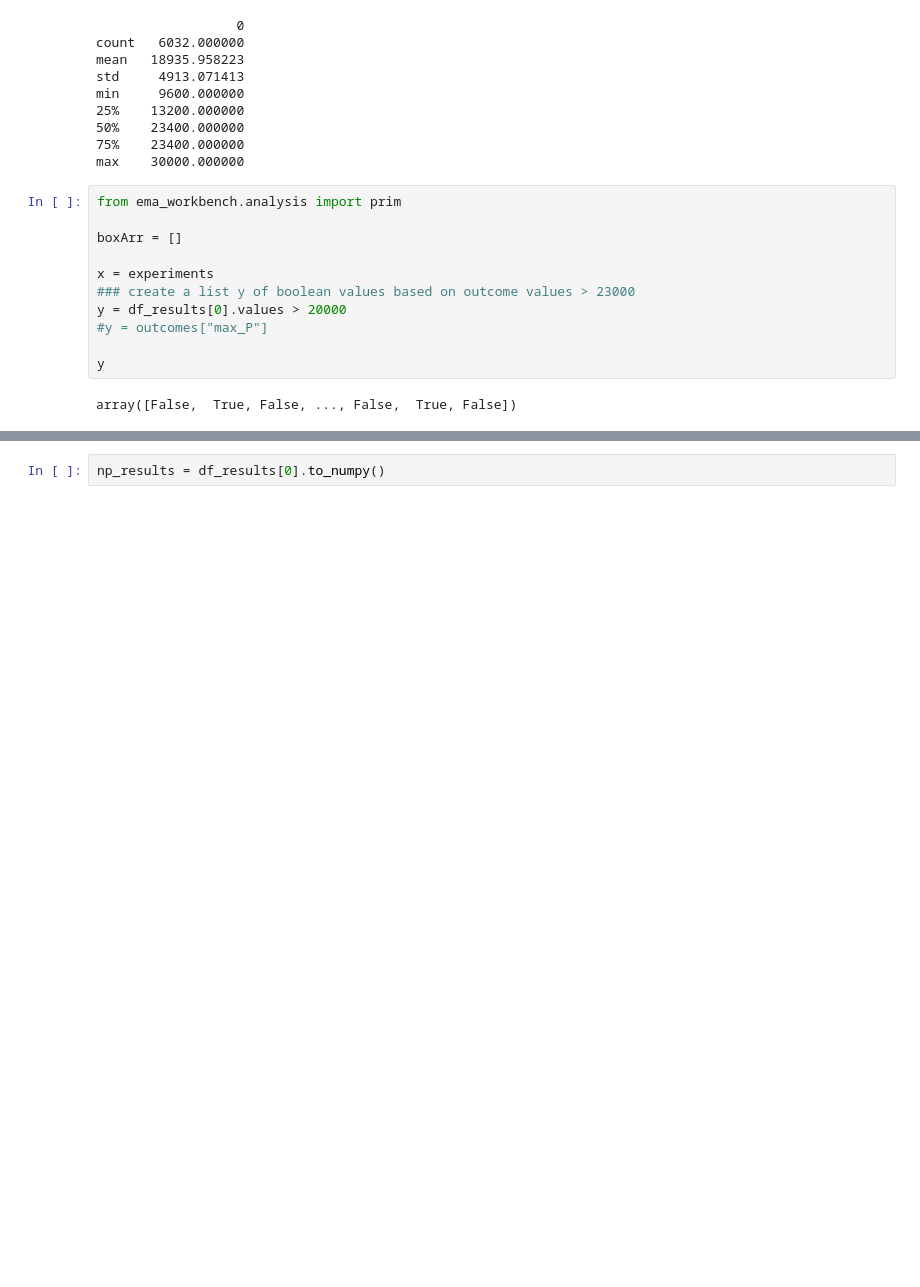
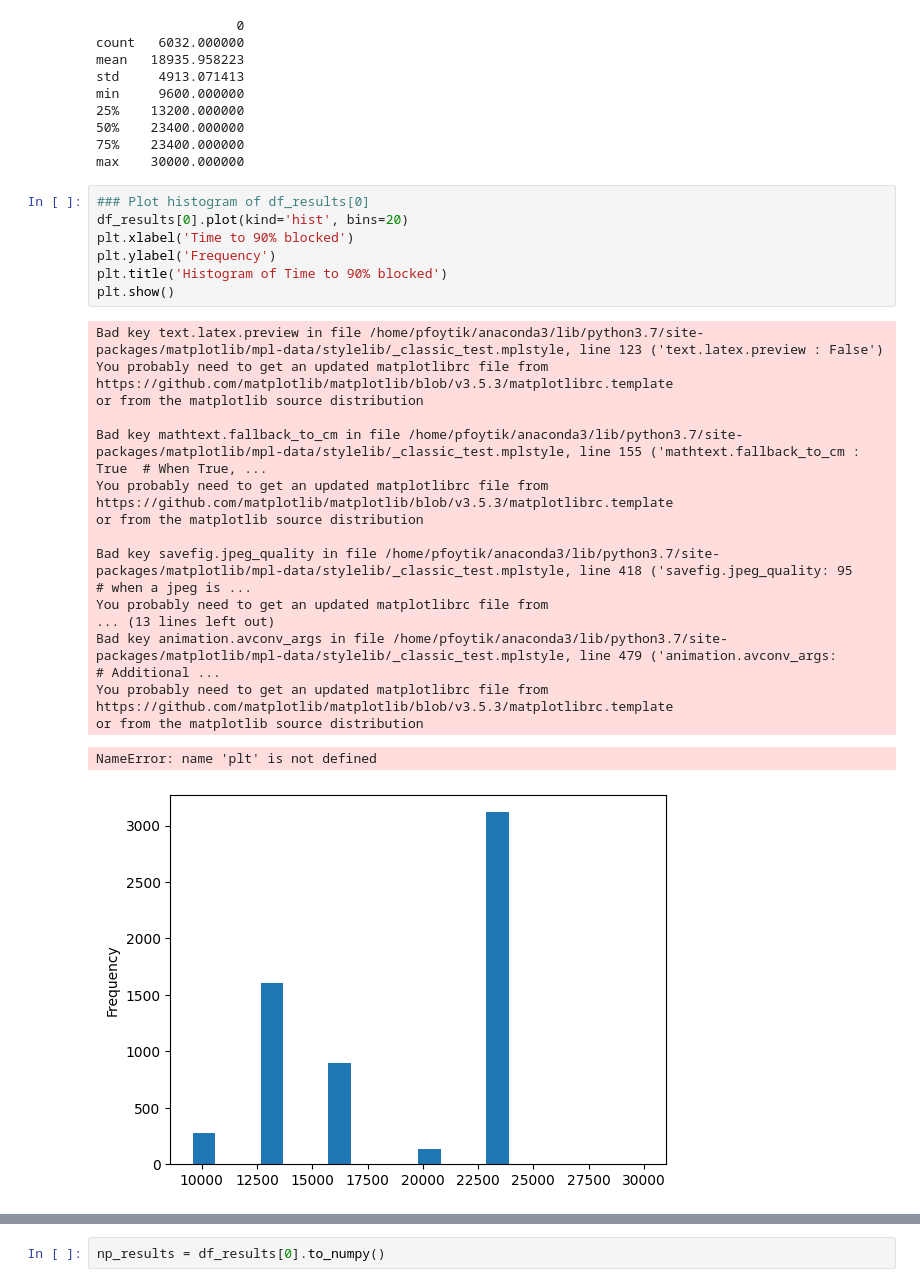
Before and after one commit to pfoytik/scenarioDiscovery, a Jupyter notebook: ema_clustering.ipynb, the cells around one changed output, grey strips where cells are left out. Cells and saved outputs as stored; diff of their text form; blank space fills up the shorter version.

```diff
--- a/ema_clustering.ipynb
+++ b/ema_clustering.ipynb
@@ -161,16 +162,30 @@ min     9600.000000
 50%    23400.000000
 75%    23400.000000
 max    30000.000000
-# %%
-from ema_workbench.analysis import prim
-
-boxArr = []
-
-x = experiments
-### create a list y of boolean values based on outcome values > 23000
-y = df_results[0].values > 20000
-#y = outcomes["max_P"]
-
-y
-# %% [output]
-array([False,  True, False, ..., False,  True, False])
+# %%
+### Plot histogram of df_results[0]
+df_results[0].plot(kind='hist', bins=20)
+plt.xlabel('Time to 90% blocked')
+plt.ylabel('Frequency')
+plt.title('Histogram of Time to 90% blocked')
+plt.show()
+# %% [output]
+Bad key text.latex.preview in file /home/pfoytik/anaconda3/lib/python3.7/site-packages/matplotlib/mpl-data/stylelib/_classic_test.mplstyle, line 123 ('text.latex.preview : False')
+You probably need to get an updated matplotlibrc file from
+https://github.com/matplotlib/matplotlib/blob/v3.5.3/matplotlibrc.template
+or from the matplotlib source distribution
+
+Bad key mathtext.fallback_to_cm in file /home/pfoytik/anaconda3/lib/python3.7/site-packages/matplotlib/mpl-data/stylelib/_classic_test.mplstyle, line 155 ('mathtext.fallback_to_cm : True  # When True, ...
+You probably need to get an updated matplotlibrc file from
+https://github.com/matplotlib/matplotlib/blob/v3.5.3/matplotlibrc.template
+or from the matplotlib source distribution
+
+Bad key savefig.jpeg_quality in file /home/pfoytik/anaconda3/lib/python3.7/site-packages/matplotlib/mpl-data/stylelib/_classic_test.mplstyle, line 418 ('savefig.jpeg_quality: 95       # when a jpeg is ...
+You probably need to get an updated matplotlibrc file from
+... (13 lines left out)
+Bad key animation.avconv_args in file /home/pfoytik/anaconda3/lib/python3.7/site-packages/matplotlib/mpl-data/stylelib/_classic_test.mplstyle, line 479 ('animation.avconv_args:            # Additional ...
+You probably need to get an updated matplotlibrc file from
+https://github.com/matplotlib/matplotlib/blob/v3.5.3/matplotlibrc.template
+or from the matplotlib source distribution
+NameError: name 'plt' is not defined
+[figure, added]
```
Also changed, not shown: parts of 45 cells of this notebook.
